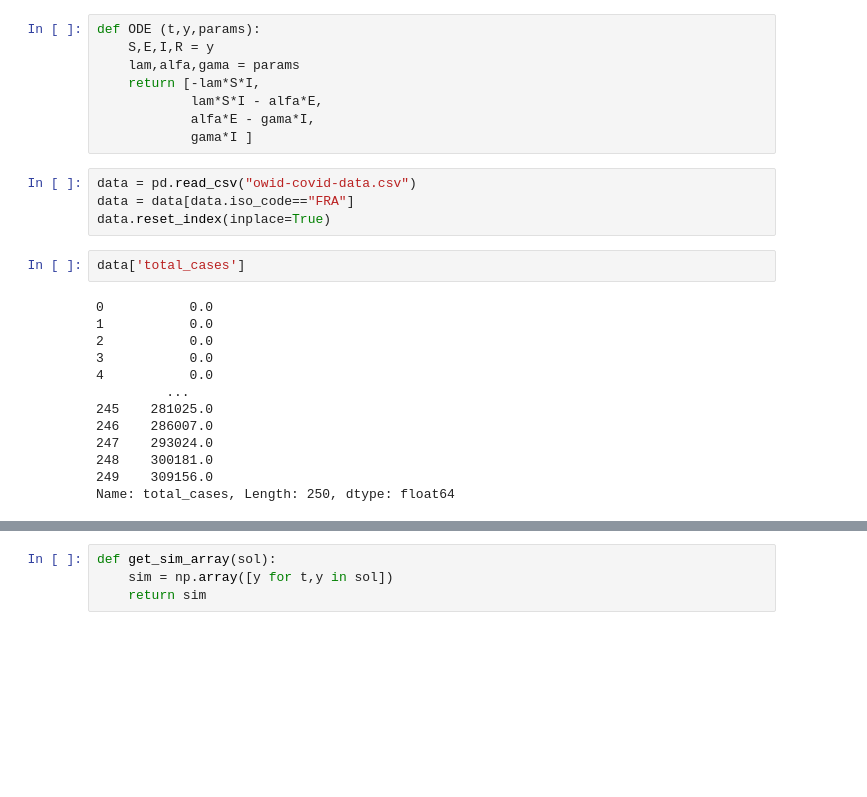
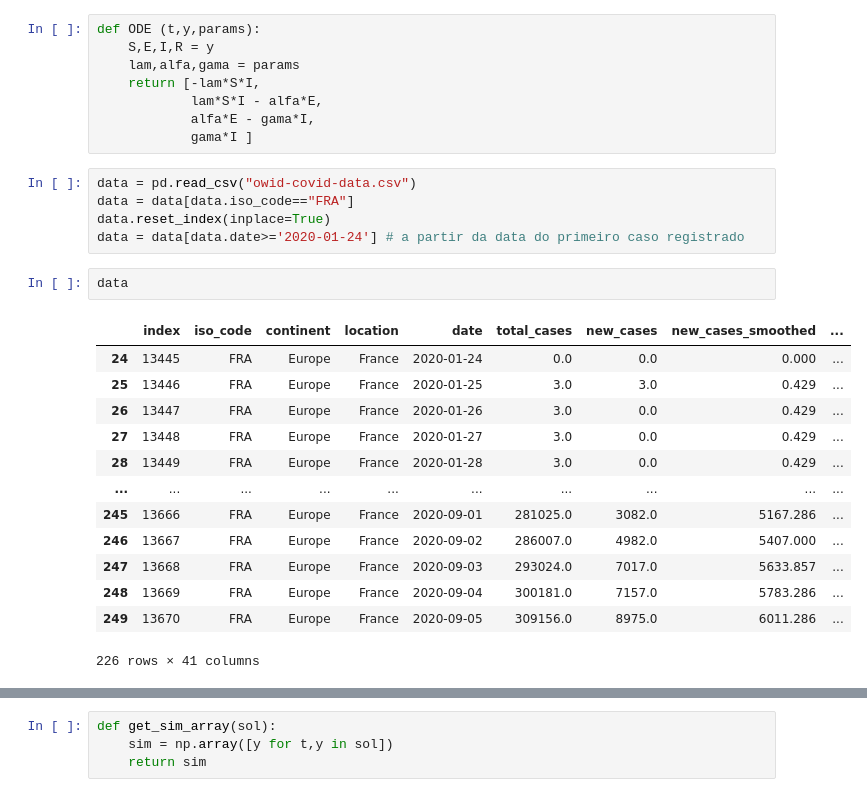
Before and after one commit to HannaRF/Modelagem-da-COVID-19-na-Franca, a Jupyter notebook: Simulações.ipynb, the cells around one changed output, grey strips where cells are left out. Drawn from its saved outputs; the diff is of its cells as text; blank space fills up the shorter version.

```diff
--- a/Simulações.ipynb
+++ b/Simulações.ipynb
@@ -25,18 +25,20 @@ def ODE (t,y,params):
 data = pd.read_csv("owid-covid-data.csv")
 data = data[data.iso_code=="FRA"]
 data.reset_index(inplace=True)
+data = data[data.date>='2020-01-24'] # a partir da data do primeiro caso registrado
 # %%
-data['total_cases']
+data
 # %% [output]
+|  | index | iso_code | continent | location | date | total_cases | new_cases | new_cases_smoothed | ... |
+| 24 | 13445 | FRA | Europe | France | 2020-01-24 | 0.0 | 0.0 | 0.000 | ... |
+| 25 | 13446 | FRA | Europe | France | 2020-01-25 | 3.0 | 3.0 | 0.429 | ... |
+| 26 | 13447 | FRA | Europe | France | 2020-01-26 | 3.0 | 0.0 | 0.429 | ... |
+| 27 | 13448 | FRA | Europe | France | 2020-01-27 | 3.0 | 0.0 | 0.429 | ... |
+| 28 | 13449 | FRA | Europe | France | 2020-01-28 | 3.0 | 0.0 | 0.429 | ... |
+| ... | ... | ... | ... | ... | ... | ... | ... | ... | ... |
+| 245 | 13666 | FRA | Europe | France | 2020-09-01 | 281025.0 | 3082.0 | 5167.286 | ... |
+| 246 | 13667 | FRA | Europe | France | 2020-09-02 | 286007.0 | 4982.0 | 5407.000 | ... |
+| 247 | 13668 | FRA | Europe | France | 2020-09-03 | 293024.0 | 7017.0 | 5633.857 | ... |
+| 248 | 13669 | FRA | Europe | France | 2020-09-04 | 300181.0 | 7157.0 | 5783.286 | ... |
+| 249 | 13670 | FRA | Europe | France | 2020-09-05 | 309156.0 | 8975.0 | 6011.286 | ... |
-0           0.0
-1           0.0
-2           0.0
-3           0.0
-4           0.0
-         ...
-245    281025.0
-246    286007.0
-247    293024.0
-248    300181.0
-249    309156.0
-Name: total_cases, Length: 250, dtype: float64
+226 rows × 41 columns
```
Also changed, not shown: parts of 2 cells of this notebook.
